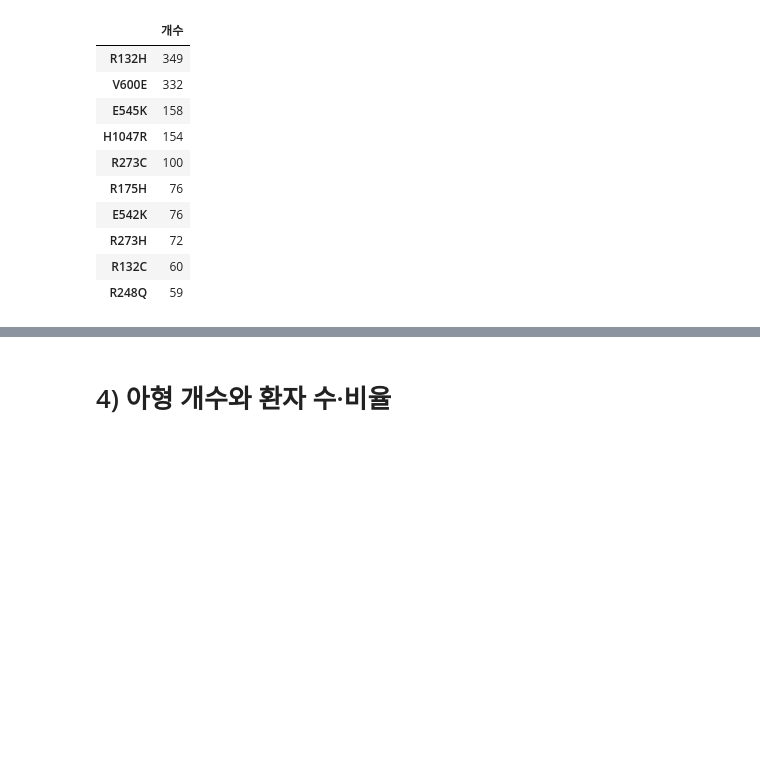
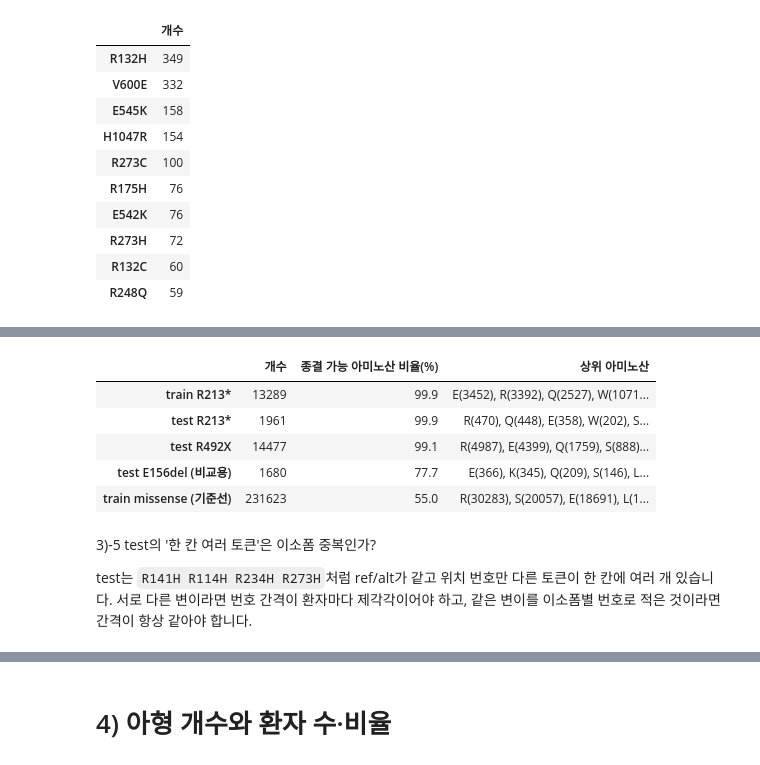
Before and after one commit to seol-ditto/dacon-cancer-subclass, a Jupyter notebook: notebooks/01_eda_data_target.ipynb, the cells around one changed output, grey strips where cells are left out. Cells and saved outputs as stored; diff of their text form; code cells hidden in the pictures; blank space fills up the shorter version.

```diff
--- a/notebooks/01_eda_data_target.ipynb
+++ b/notebooks/01_eda_data_target.ipynb
@@ -214,0 +239,28 @@ pd.DataFrame(rows)
+# %%
+STOP_REACHABLE = set('QEKRWSYLCG')  # 염기 1개 치환으로 종결코돈이 될 수 있는 아미노산
+
+def ref_aa_check(toks, pattern):
+    ref = toks[toks.str.fullmatch(pattern)].str[0]
+    return {'개수': len(ref),
+            '종결 가능 아미노산 비율(%)': round(ref.isin(STOP_REACHABLE).mean() * 100, 1),
+            '상위 아미노산': ', '.join(f'{a}({n})' for a, n in ref.value_counts().head(5).items())}
+
+pd.DataFrame({
+    'train  R213*':            ref_aa_check(toks_by['train'], r'[A-Z]\d+\*'),
+    'test   R213*':            ref_aa_check(toks_by['test'],  r'[A-Z]\d+\*'),
+    'test   R492X':            ref_aa_check(toks_by['test'],  r'[A-Z]\d+X'),
+    'test   E156del (비교용)':  ref_aa_check(toks_by['test'],  r'[A-Z]\d+del'),
+    'train  missense (기준선)': ref_aa_check(toks_by['train'], r'[A-Z]\d+[A-Z]'),
+}).T
+# %% [output]
+|  | 개수 | 종결 가능 아미노산 비율(%) | 상위 아미노산 |
+| train R213* | 13289 | 99.9 | E(3452), R(3392), Q(2527), W(1071... |
+| test R213* | 1961 | 99.9 | R(470), Q(448), E(358), W(202), S... |
+| test R492X | 14477 | 99.1 | R(4987), E(4399), Q(1759), S(888)... |
+| test E156del (비교용) | 1680 | 77.7 | E(366), K(345), Q(209), S(146), L... |
+| train missense (기준선) | 231623 | 55.0 | R(30283), S(20057), E(18691), L(1... |
+# %% [markdown]
+3)-5 test의 '한 칸 여러 토큰'은 이소폼 중복인가?
+
+test는 `R141H R114H R234H R273H`처럼 ref/alt가 같고 위치 번호만 다른 토큰이 한 칸에 여러 개 있습니다.
+서로 다른 변이라면 번호 간격이 환자마다 제각각이어야 하고, 같은 변이를 이소폼별 번호로 적은 것이라면 간격이 항상 같아야 합니다.
```
Also changed, not shown: parts of 9 cells of this notebook.
